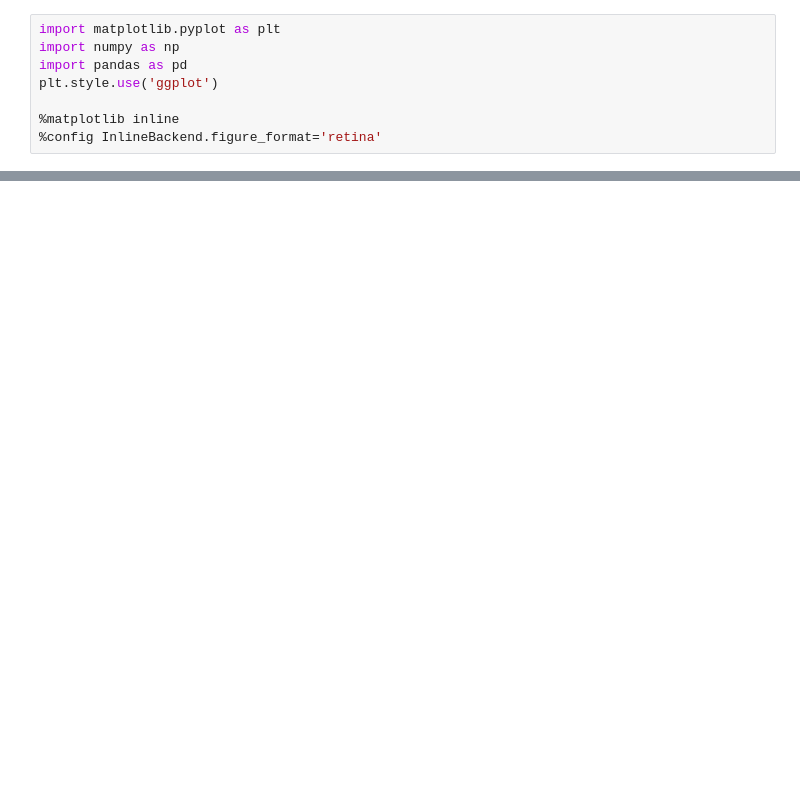
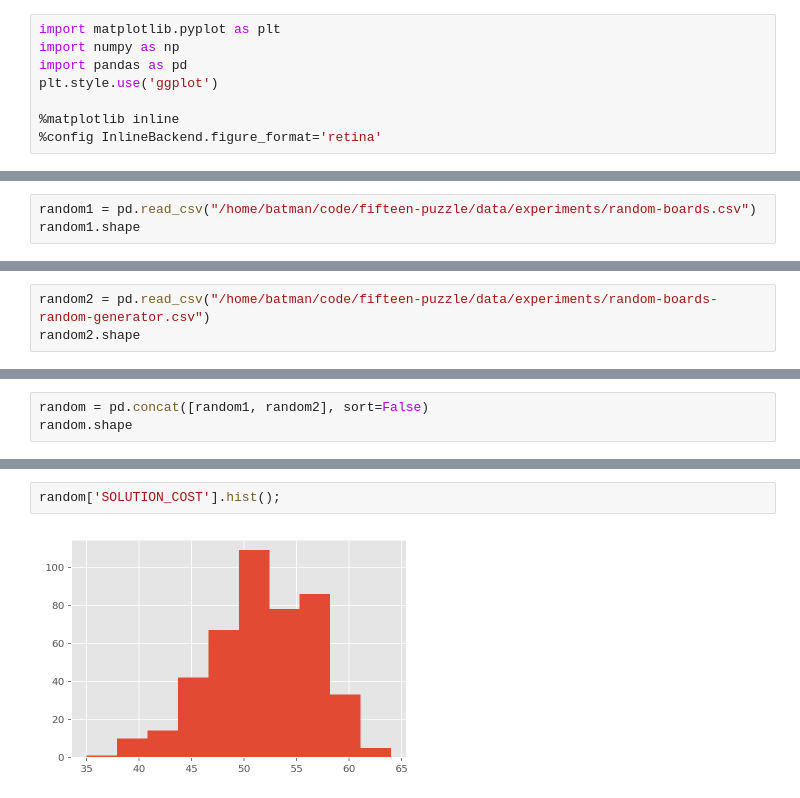
Before and after one commit to vcahlik/fifteen-puzzle, a Jupyter notebook: prototype/notebooks/RandomBoardsDistributions.ipynb, the cells around one changed output, grey strips where cells are left out. Drawn from its saved outputs; the diff is of its cells as text; blank space fills up the shorter version.

```diff
--- a/prototype/notebooks/RandomBoardsDistributions.ipynb
+++ b/prototype/notebooks/RandomBoardsDistributions.ipynb
@@ -8,0 +11,3 @@ plt.style.use('ggplot')
+# %%
+random1 = pd.read_csv("/home/batman/code/fifteen-puzzle/data/experiments/random-boards.csv")
+random1.shape
@@ -8,0 +25,3 @@ plt.style.use('ggplot')
+# %%
+random2 = pd.read_csv("/home/batman/code/fifteen-puzzle/data/experiments/random-boards-random-generator.csv")
+random2.shape
@@ -8,0 +39,3 @@ plt.style.use('ggplot')
+# %%
+random = pd.concat([random1, random2], sort=False)
+random.shape
@@ -8,0 +53,4 @@ plt.style.use('ggplot')
+# %%
+random['SOLUTION_COST'].hist();
+# %% [output]
+[figure, added]
```
Also changed, not shown: parts of 21 cells of this notebook, 4 other files.
